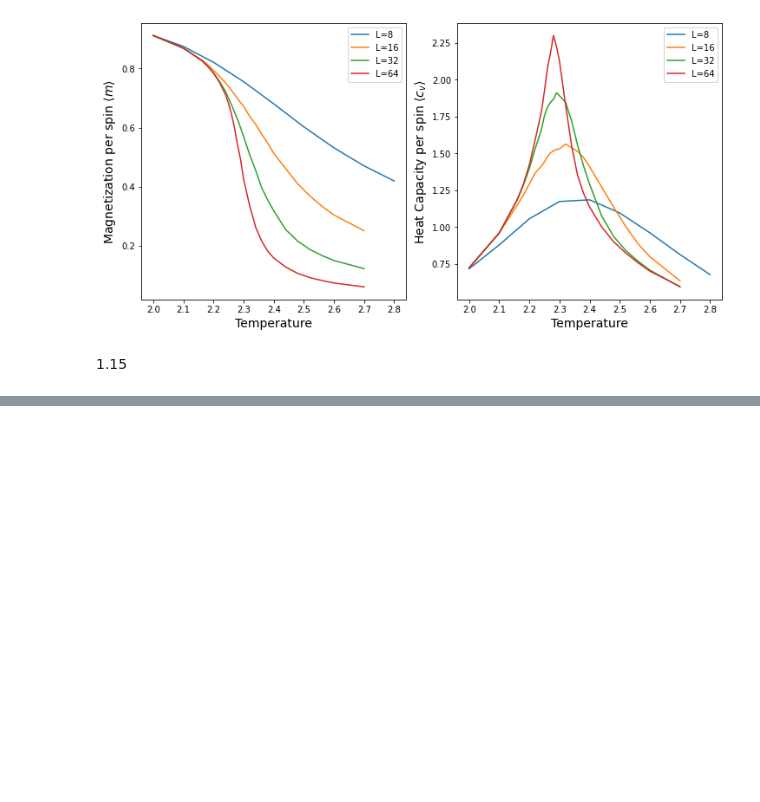
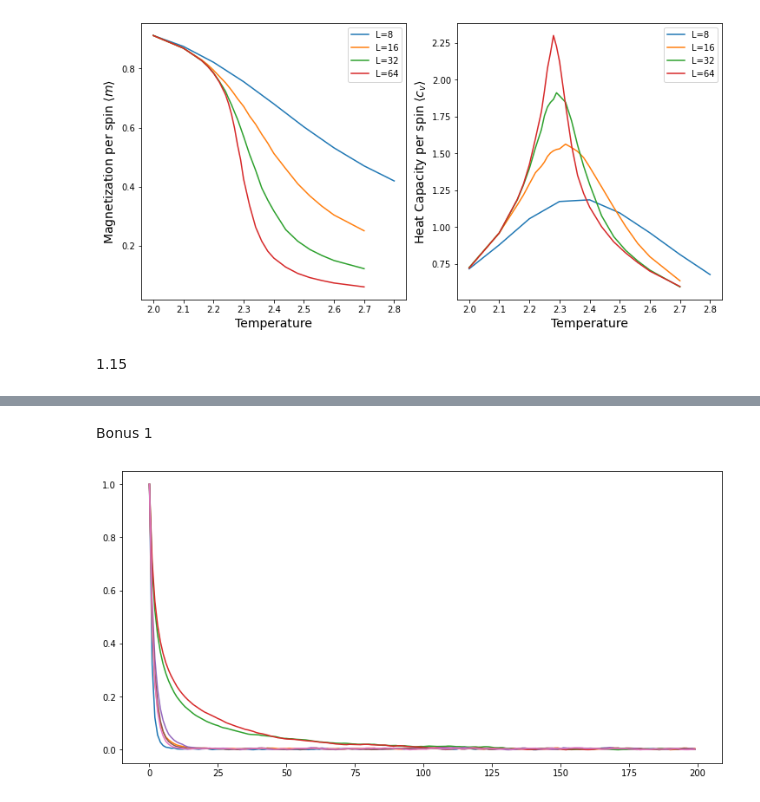
Before and after one commit to klashenriksson/MCSim_CPF, a Jupyter notebook: analysis/result_analyzer.ipynb, the cells around one changed output, grey strips where cells are left out. Saved outputs shown, nothing was run; the diff lists cells and outputs as text; code cells hidden in the pictures; blank space fills up the shorter version.

Commit message:
added correlation code

```diff
--- a/analysis/result_analyzer.ipynb
+++ b/analysis/result_analyzer.ipynb
@@ -91,0 +92,25 @@ ax.legend()
+# %% [markdown]
+Bonus 1
+# %%
+df = pd.read_csv("Metro/aggregated_correlations.txt", sep=" ")
+fig, ax = plt.subplots(figsize=(10, 5), layout='constrained')
+T_1_8 = df[df["T"] == 1.8]
+T_2_0 = df[df["T"] == 2.0]
+T_2_2 = df[df["T"] == 2.2]
+T_2_3 = df[df["T"] == 2.3]
+T_2_4 = df[df["T"] == 2.4]
+T_2_5 = df[df["T"] == 2.5]
+T_2_6 = df[df["T"] == 2.6]
+T_2_7 = df[df["T"] == 2.7]
+T_2_8 = df[df["T"] == 2.8]
+Ts = [T_1_8, T_2_0, T_2_2, T_2_4, T_2_6, T_2_7, T_2_8]
+for data in Ts:
+    ts = data["t"]
+    C = (data["C"]-data["C"].min())/(data["C"].max()-data["C"].min())
+    T = data["T"].iloc[0]
+    ax.plot(ts,C,label=f"T={T}")
+    #ax.set_yscale("log")
+plt.legend()
+plt.show()
+# %% [output]
+[figure, added]
```
Also changed, not shown: parts of 1 cell of this notebook, 28 other files.
